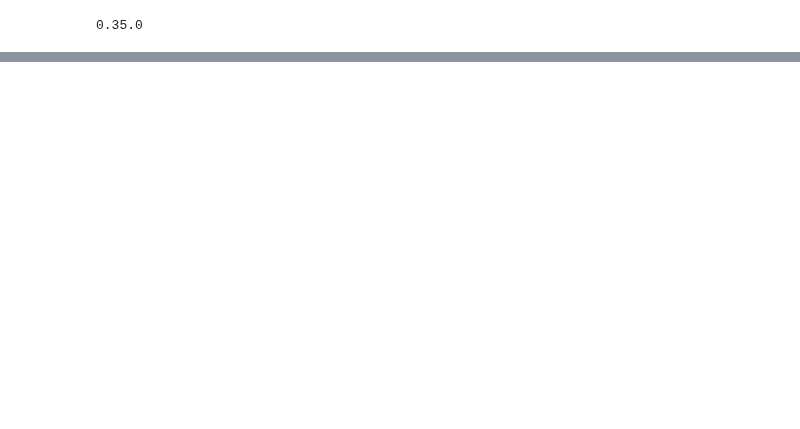
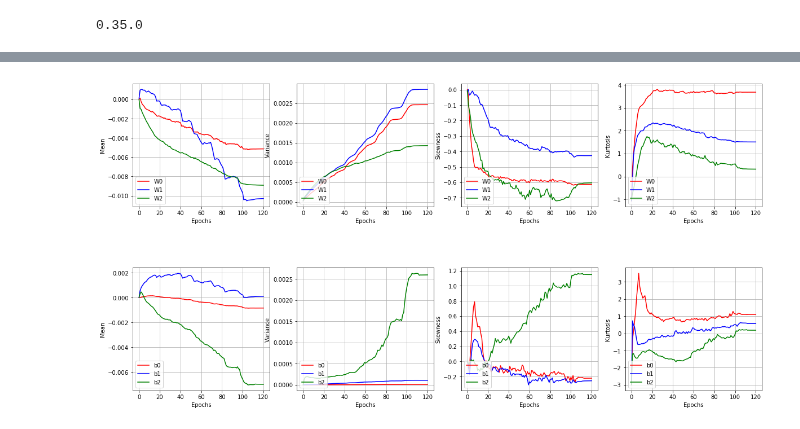
Before and after one commit to linklab/aiclass, a Jupyter notebook: 0.Professor/tensorflux/main/jupyter_notebook/multi_layer_initializers_test.ipynb, the cells around one changed output, grey strips where cells are left out. Cells and saved outputs as stored; diff of their text form; code cells hidden in the pictures; blank space fills up the shorter version.

```diff
--- a/0.Professor/tensorflux/main/jupyter_notebook/multi_layer_initializers_test.ipynb
+++ b/0.Professor/tensorflux/main/jupyter_notebook/multi_layer_initializers_test.ipynb
@@ -304,0 +369,4 @@ plt.show()
+# %%
+neural_networks["trunc_normal"].draw_param_description(figsize=(20, 10))
+# %% [output]
+[figure, added]
```
Also changed, not shown: parts of 14 cells of this notebook, 2 other files.
